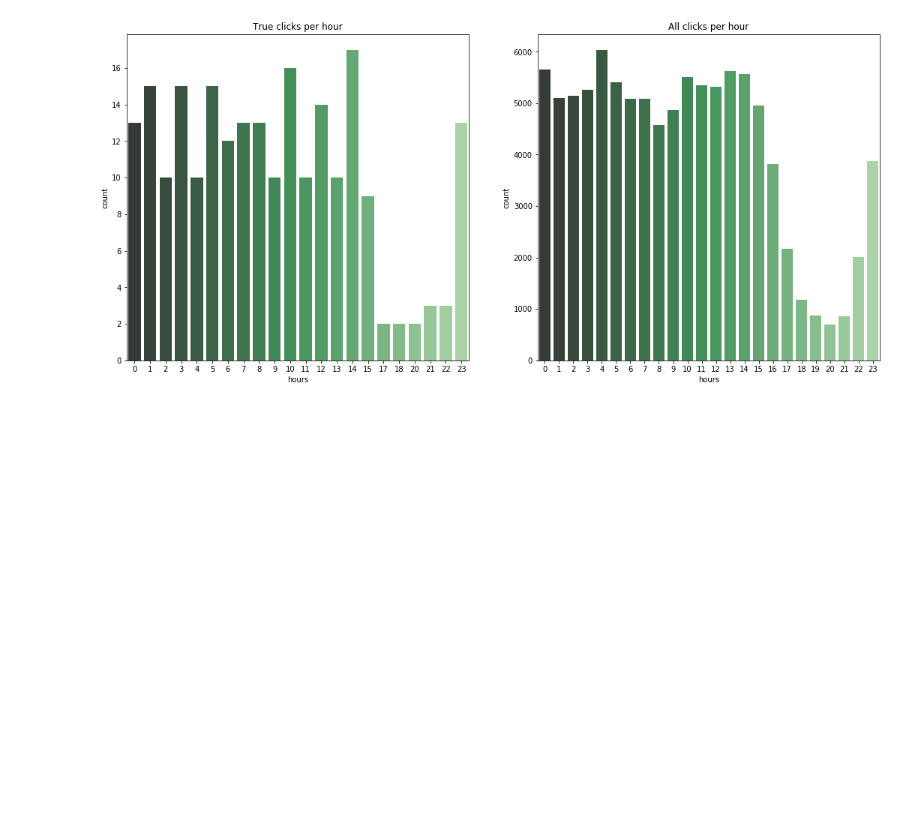
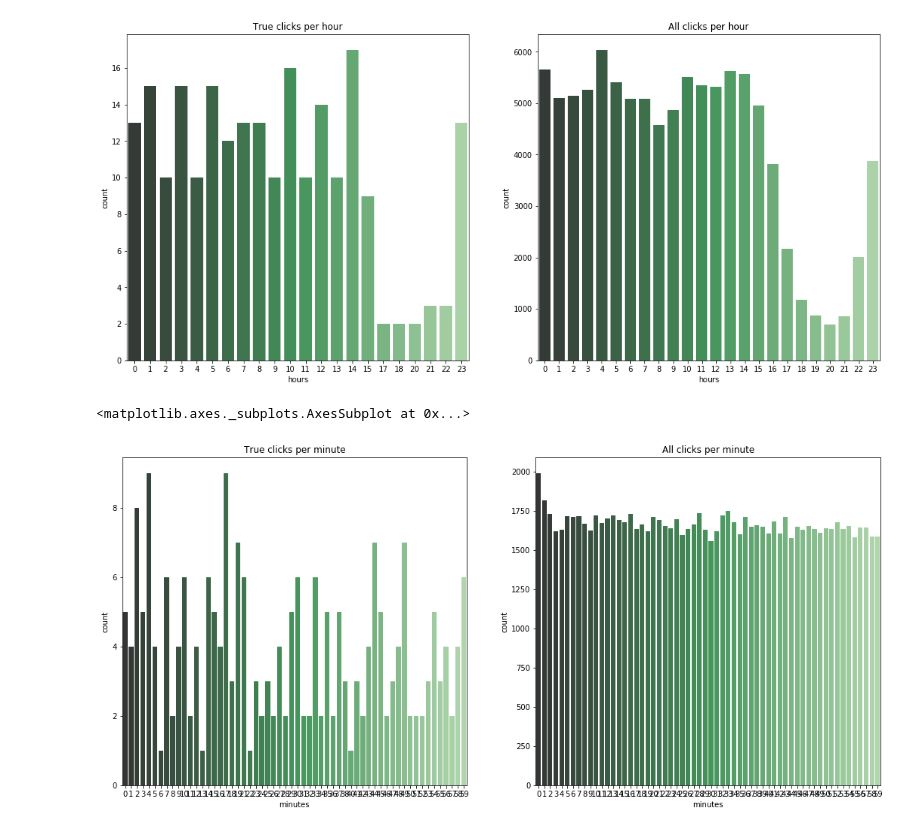
Before and after one commit to RicardoTrindade/Kaggle-Competitions, a Jupyter notebook: TalkingDataFraud/Frauds.ipynb, the cells around one changed output. Drawn from its saved outputs; the diff is of its cells as text; code cells hidden in the pictures; blank space fills up the shorter version.

```diff
--- a/TalkingDataFraud/Frauds.ipynb
+++ b/TalkingDataFraud/Frauds.ipynb
@@ -103,7 +103,10 @@ sns.countplot(x="hours", data=df, palette="Greens_d", ax=ax[1])
 # %%
 y_time = df.loc[df['is_attributed'] == 1]
 f,ax=plt.subplots(1,2,figsize=(18,8))
 ax[0].set_title('True clicks per minute')
-ax[1].set_title('All clicks per hour')
-sns.countplot(x=y_time['hours'], data=y_time, palette="Greens_d", ax=ax[0])
-sns.countplot(x="hours", data=df, palette="Greens_d", ax=ax[1])
+ax[1].set_title('All clicks per minute')
+sns.countplot(x=y_time['minutes'], data=y_time, palette="Greens_d", ax=ax[0])
+sns.countplot(x="minutes", data=df, palette="Greens_d", ax=ax[1])
+# %% [output]
+<matplotlib.axes._subplots.AxesSubplot at 0x...>
+[figure, added]
```
Also changed, not shown: parts of 1 cell of this notebook, 3 other files.
